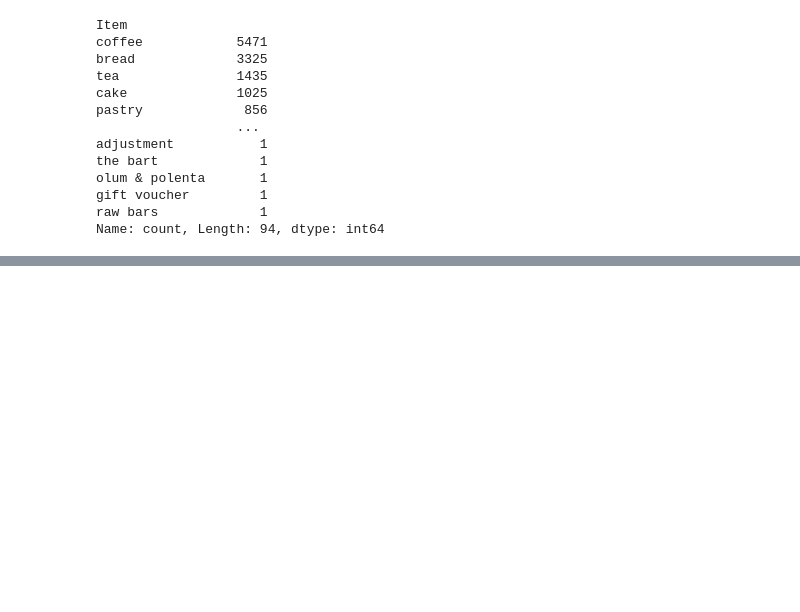
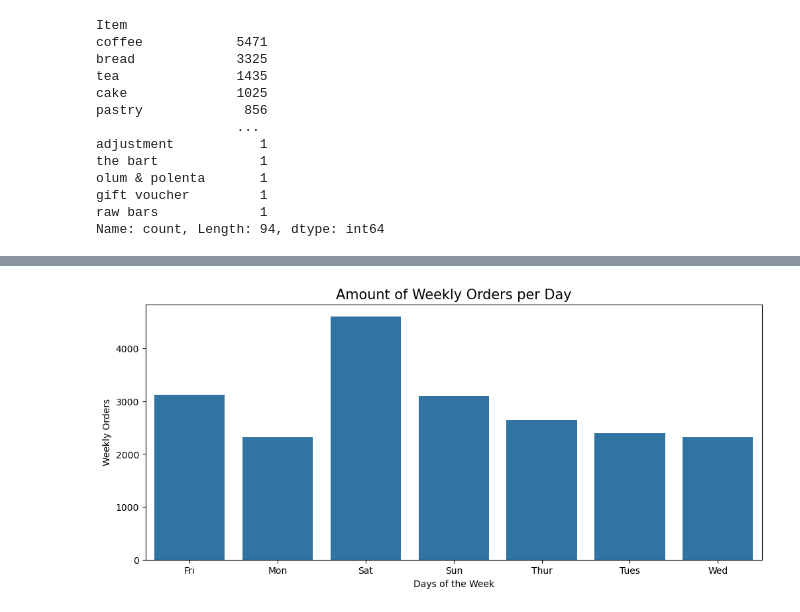
Before and after one commit to markangelogallardo/CSC172-AssociationMining-Gallardo, a Jupyter notebook: final_project_notebook.ipynb, the cells around one changed output, grey strips where cells are left out. Cells and saved outputs as stored; diff of their text form; code cells hidden in the pictures; blank space fills up the shorter version.

```diff
--- a/final_project_notebook.ipynb
+++ b/final_project_notebook.ipynb
@@ -159,0 +167,14 @@ plt.show()
+# %%
+weekly_Tran =df.groupby('day_of_the_week')['Transaction'].count().reset_index()
+weekly_Tran.head(20)
+weekly_Tran['week_order'] = weekly_Tran['day_of_the_week']
+weekly_Tran.sort_values("week_order",inplace=True)
+
+plt.figure(figsize=(12,5))
+sns.barplot(data = weekly_Tran, x = "day_of_the_week", y = "Transaction")
+plt.xlabel('Days of the Week', size = 10)
+plt.ylabel('Weekly Orders', size = 10)
+plt.title('Amount of Weekly Orders per Day', color = 'black', size = 15)
+plt.show()
+# %% [output]
+[figure, added]
```
Also changed, not shown: parts of 21 cells of this notebook, 9 other files.
